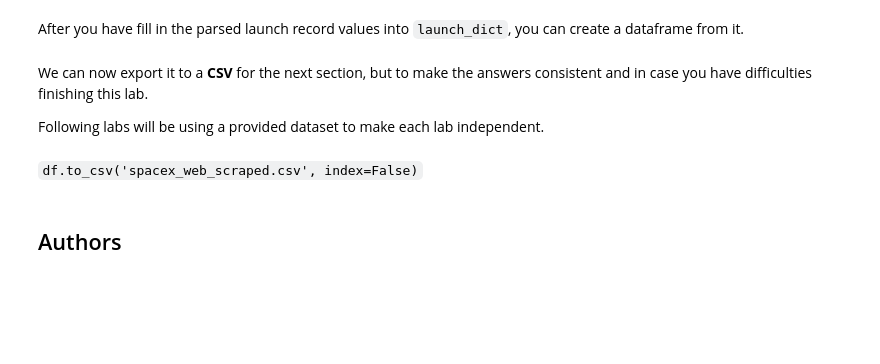
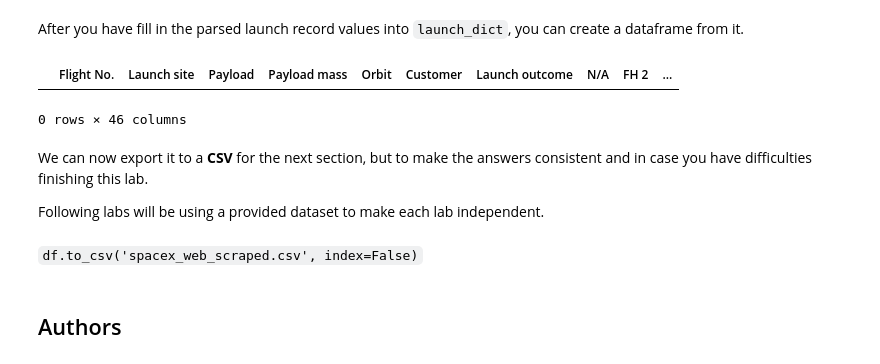
Before and after one commit to nalan-b/IBM-Data-Science-Capstone-Project, a Jupyter notebook: Week 1 - Data Collection with Web Scraping.ipynb, the cells around one changed output. Drawn from its saved outputs; the diff is of its cells as text; code cells hidden in the pictures; blank space fills up the shorter version.

```diff
--- a/Week 1 - Data Collection with Web Scraping.ipynb
+++ b/Week 1 - Data Collection with Web Scraping.ipynb
@@ -209,3 +203,13 @@ column_names = []
+# %%
+column_names = []
+element = soup.find_all('th')
+for row in range(len(element)):
+    try:
+        name = extract_column_from_header(element[row])
+        if (name is not None and len(name) > 0):
+            column_names.append(name)
+    except:
+            pass
 # %% [markdown]
 Check the extracted column names
 # %%
@@ -316,7 +341,11 @@ for table_number,table in enumerate(soup.find_all('table',"wikitable plainrowhea
 # %% [markdown]
 After you have fill in the parsed launch record values into `launch_dict`, you can create a dataframe from it.
 # %%
-df=pd.DataFrame(launch_dict)
+df=pd.DataFrame.from_dict(launch_dict)
+df
+# %% [output]
+|  | Flight No. | Launch site | Payload | Payload mass | Orbit | Customer | Launch outcome | N/A | FH 2 | ... |
+0 rows × 46 columns
 # %% [markdown]
 We can now export it to a <b>CSV</b> for the next section, but to make the answers consistent and in case you have difficulties finishing this lab.
 
```
Also changed, not shown: parts of 4 cells of this notebook.
